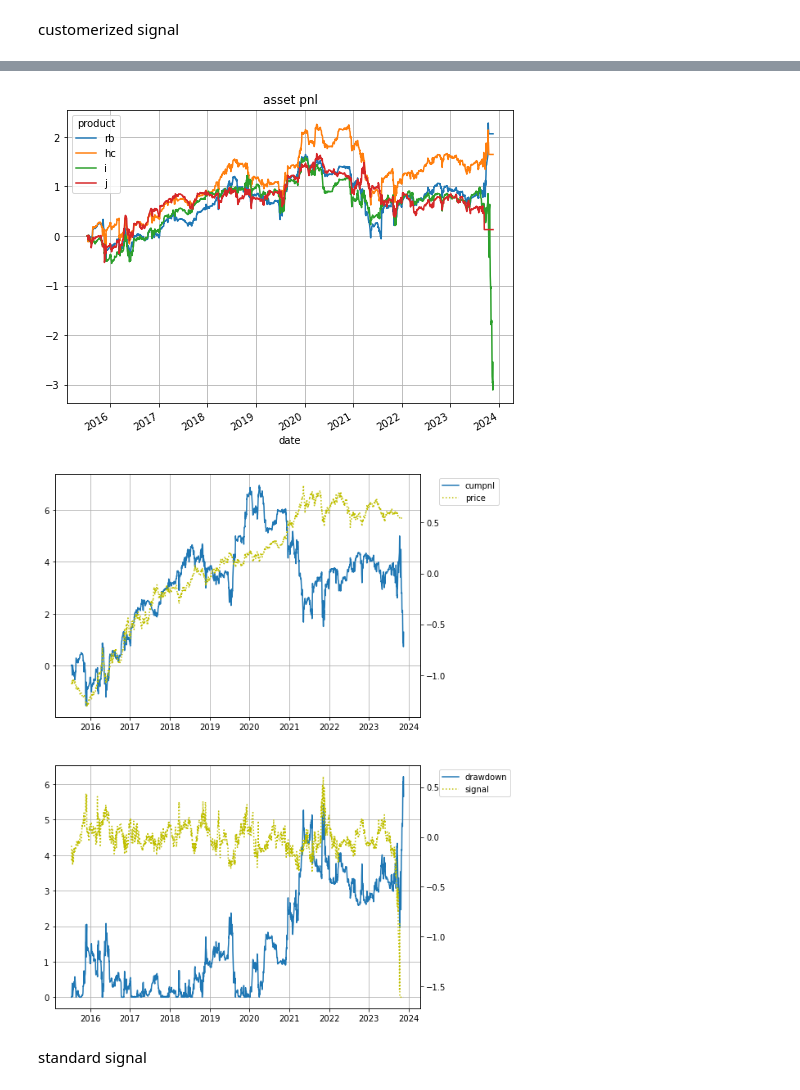
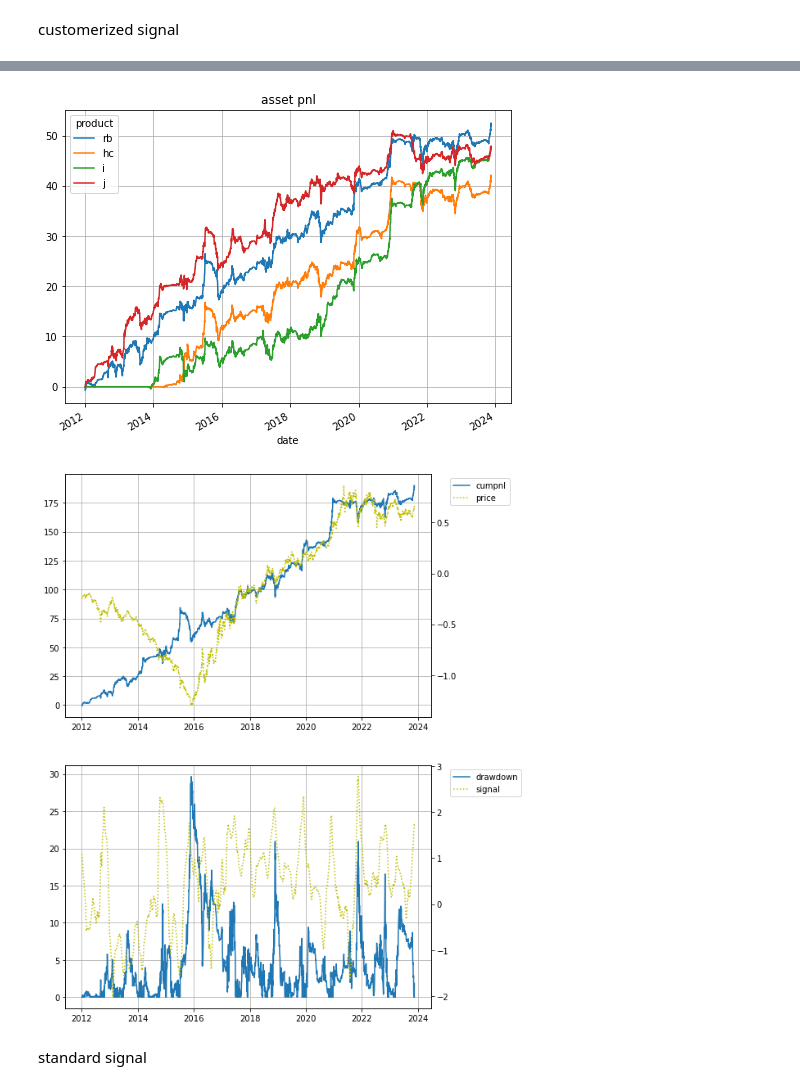
Before and after one commit to harvey1673/pyktrader3, a Jupyter notebook: bktest/bt_signal - phybasis.ipynb, the cells around one changed output, grey strips where cells are left out. Cells and saved outputs as stored; diff of their text form; code cells hidden in the pictures.

```diff
--- a/bktest/bt_signal - phybasis.ipynb
+++ b/bktest/bt_signal - phybasis.ipynb
@@ -74,7 +74,7 @@ daily_start_dict = { 'c': datetime.date(2011,1,1), 'm': datetime.date(2011,1,1),
 fields = ['contract', 'open', 'high', 'low', 'close', 'volume', 'openInterest', 'diff_oi', 'expiry', 'mth', 'shift']
 
 start_date = datetime.date(2010,1,1)
-end_date = datetime.date(2023,11,17)
+end_date = datetime.date(2024,1,5)
 shift_mode = 2
 roll_name = 'hot'
 roll_file_loc = "C:/dev/wtdev/config/"
@@ -178,5 +178,26 @@ spot_df['strip_hsec'] = spot_df['strip_3.0x685'] - spot_df['hsec_400x200']
 spot_df['flat_hsec'] = (spot_df['plate_8mm'] + spot_df['hrc_sh'] + spot_df['crc_sh'] + spot_df['strip_3.0x685'])/4 - spot_df['hsec_400x200']
 spot_df['io_inv_mill(64)'] = spot_df['io_inv_imp_mill(64)'] + spot_df['io_inv_dom_mill(64)']
 # %%
-spot_df['date'] = spot_df.index
+spot_df = spot_df.reindex(index=cdates)
+for col in [
+    'io_inv_imp_mill(64)',
+    'io_inv_dom_mill(64)',
+]:
+    spot_df[col] = spot_df[col].shift(1)
+
+for col in [
+    'rebar_inv_social',
+    'wirerod_inv_social',
+    'long_inv_social',
+    'hrc_inv_social',
+    'crc_inv_social',
+    'plate_inv_social',
+    'steel_inv_social',
+    'rebar_inv_mill',
+    'wirerod_inv_mill',
+    'hrc_inv_mill',
+    'crc_inv_mill',
+    'plate_inv_mill',
+]:
+    spot_df[col] = spot_df[col].shift(-1)
 # %%
@@ -244,11 +276,11 @@ df_pxchg = df.loc[:, df.columns.get_level_values(0).isin(empiric_assets)
 customerized signal
 # %%
 cutoff='2012-01-01'
-feature='hc_phybasis'
-vol_win=240
-param_rng = [320, 360, 2]
+feature='rb_phybasis'
+vol_win=120
+param_rng = [10, 20, 1]
 signal_cap = None
-signal_func = 'zscore_adj'
+signal_func = 'ema'
 
 bullish = True
 #freq='W-Fri'
@@ -314,5 +346,5 @@ j             0.000000        NaN
-[figure, old version]
+[figure, new version]
-[figure, old version]
+[figure, new version]
 # %% [markdown]
 standard signal
 # %%
```
Also changed, not shown: parts of 6 cells of this notebook, 7 other files.
